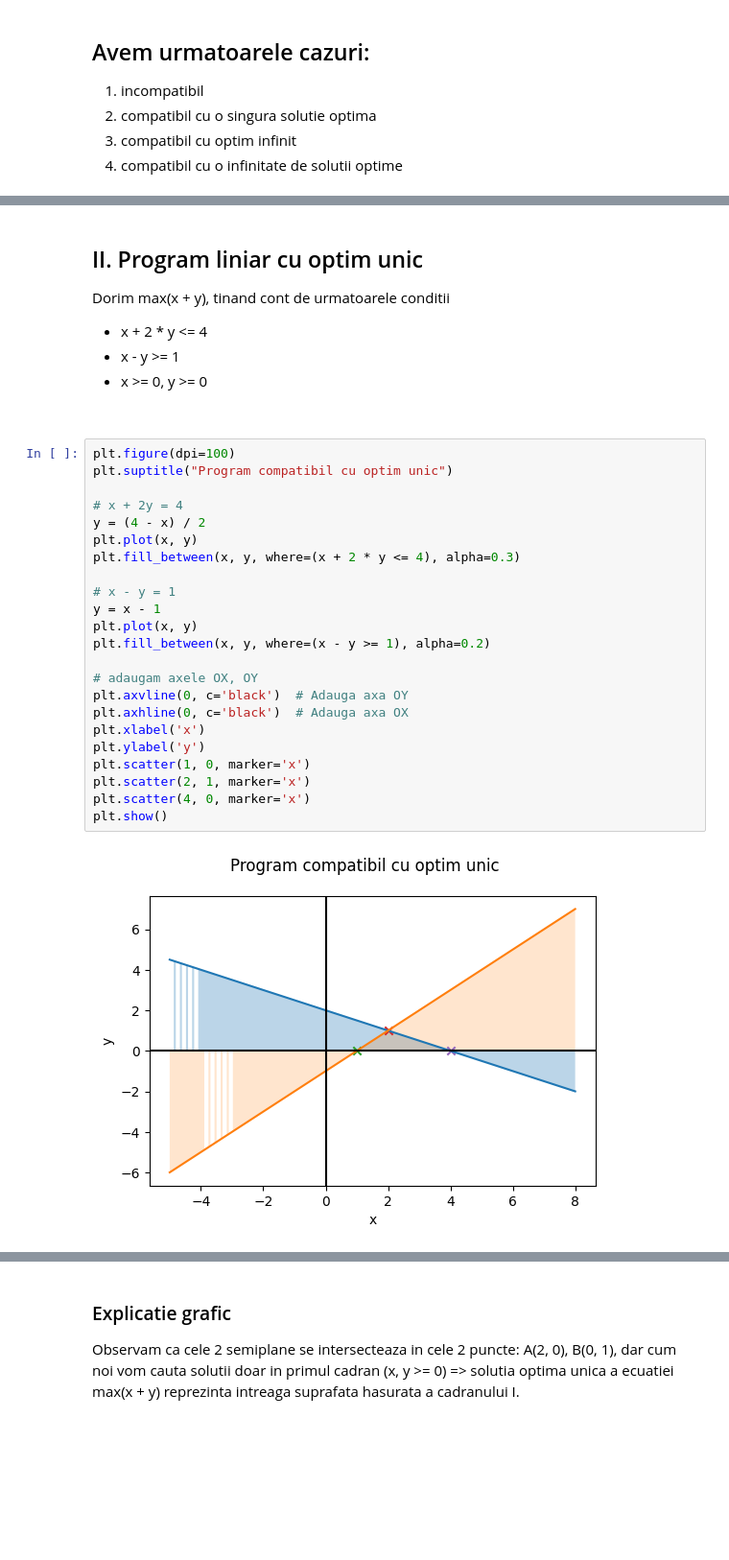
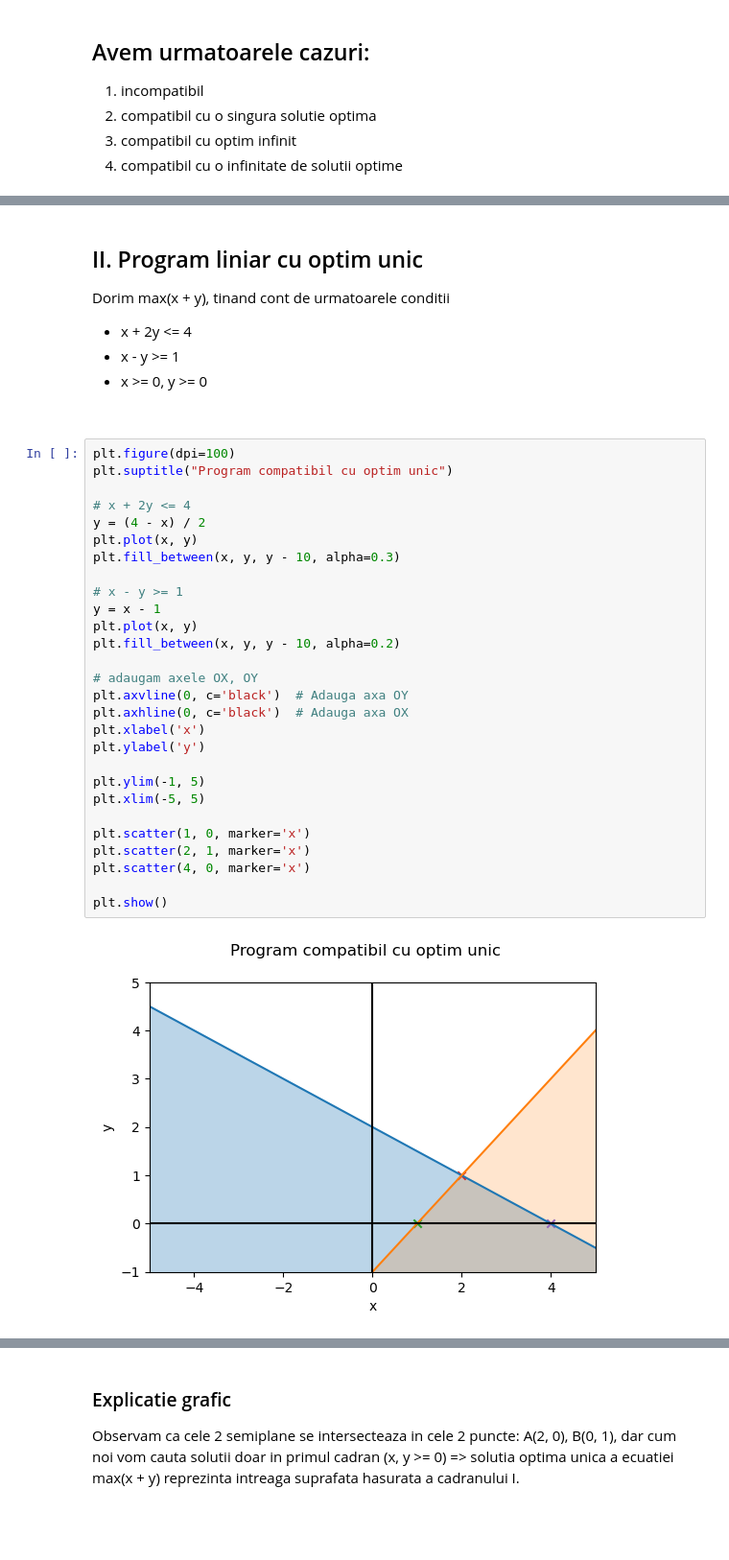
Before and after one commit to rebecadiaconu/fmi, a Jupyter notebook: to/tema1.ipynb, the cells around one changed output, grey strips where cells are left out. Shown: that part at 96% size. Saved outputs shown, nothing was run; the diff lists cells and outputs as text; blank space fills up the shorter version.

```diff
--- a/to/tema1.ipynb
+++ b/to/tema1.ipynb
@@ -67,34 +55,39 @@ Putem observa ca cele 2 semiplane nu se intersecteaza, deci nu avem unde cauta v
 ## II. Program liniar cu optim unic
 
 Dorim max(x + y), tinand cont de urmatoarele conditii
-- x + 2 * y <= 4
+- x + 2y <= 4
 - x - y >= 1
 - x >= 0, y >= 0
 <br>
 # %%
 plt.figure(dpi=100)
 plt.suptitle("Program compatibil cu optim unic")
 
-# x + 2y = 4
+# x + 2y <= 4
 y = (4 - x) / 2
 plt.plot(x, y)
-plt.fill_between(x, y, where=(x + 2 * y <= 4), alpha=0.3)
+plt.fill_between(x, y, y - 10, alpha=0.3)
 
-# x - y = 1
+# x - y >= 1
 y = x - 1
 plt.plot(x, y)
-plt.fill_between(x, y, where=(x - y >= 1), alpha=0.2)
+plt.fill_between(x, y, y - 10, alpha=0.2)
 
 # adaugam axele OX, OY
 plt.axvline(0, c='black')  # Adauga axa OY
 plt.axhline(0, c='black')  # Adauga axa OX
 plt.xlabel('x')
 plt.ylabel('y')
+
+plt.ylim(-1, 5)
+plt.xlim(-5, 5)
+
 plt.scatter(1, 0, marker='x')
 plt.scatter(2, 1, marker='x')
 plt.scatter(4, 0, marker='x')
+
 plt.show()
 # %% [output]
-[figure, old version]
+[figure, new version]
 # %% [markdown]
 ### Explicatie grafic
```
Also changed, not shown: parts of 10 cells of this notebook.
